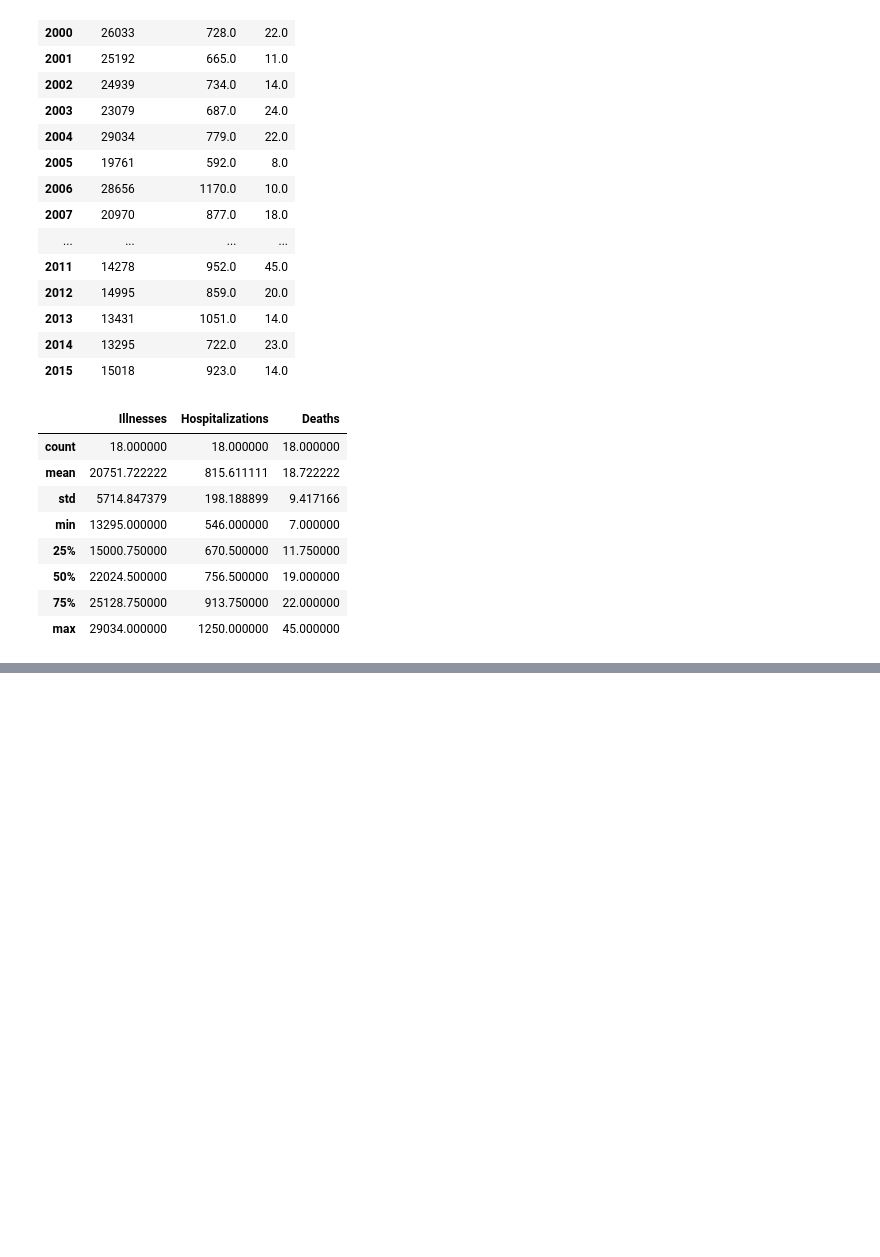
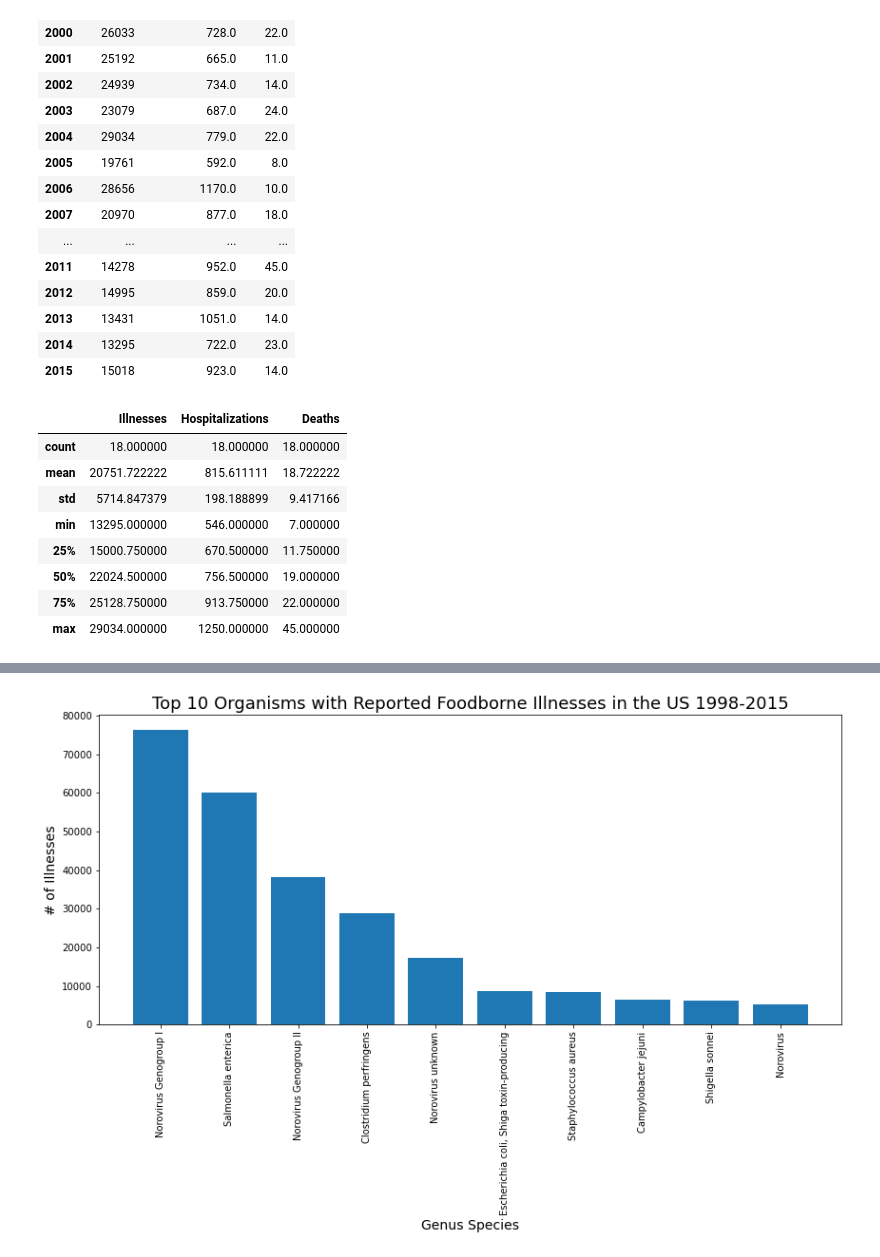
Before and after one commit to Aniastiti/Foodborne_Illness, a Jupyter notebook: notebooks/cdc_occurence_data.ipynb, the cells around one changed output, grey strips where cells are left out. Drawn from its saved outputs; the diff is of its cells as text; code cells hidden in the pictures; blank space fills up the shorter version.

```diff
--- a/notebooks/cdc_occurence_data.ipynb
+++ b/notebooks/cdc_occurence_data.ipynb
@@ -196,0 +270,5 @@ plt.title('Reported Foodborne Illness Deaths in the US 1998-2015', fontsize=18);
+# %%
+bug_outcomes_df=occur_df.groupby(by='Genus Species').sum()
+bug_outcomes_df=bug_outcomes_df.drop(columns='Month').drop(columns='Year')
+bug_outcomes_df=bug_outcomes_df.sort_values('Illnesses', ascending=False).head(10)
+bug_outcomes_df
@@ -196,0 +288,10 @@ plt.title('Reported Foodborne Illness Deaths in the US 1998-2015', fontsize=18);
+# %%
+plt.figure(figsize=(14,6))
+plt.bar(bug_outcomes_df.index.values, bug_outcomes_df['Illnesses'])
+
+plt.xticks(bug_outcomes_df.index.values, rotation=90)
+plt.xlabel('Genus Species', fontsize=14)
+plt.ylabel("# of Illnesses", fontsize=14)
+plt.title('Top 10 Organisms with Reported Foodborne Illnesses in the US 1998-2015', fontsize=18);
+# %% [output]
+[figure, added]
```
Also changed, not shown: parts of 24 cells of this notebook, 1 other file.
